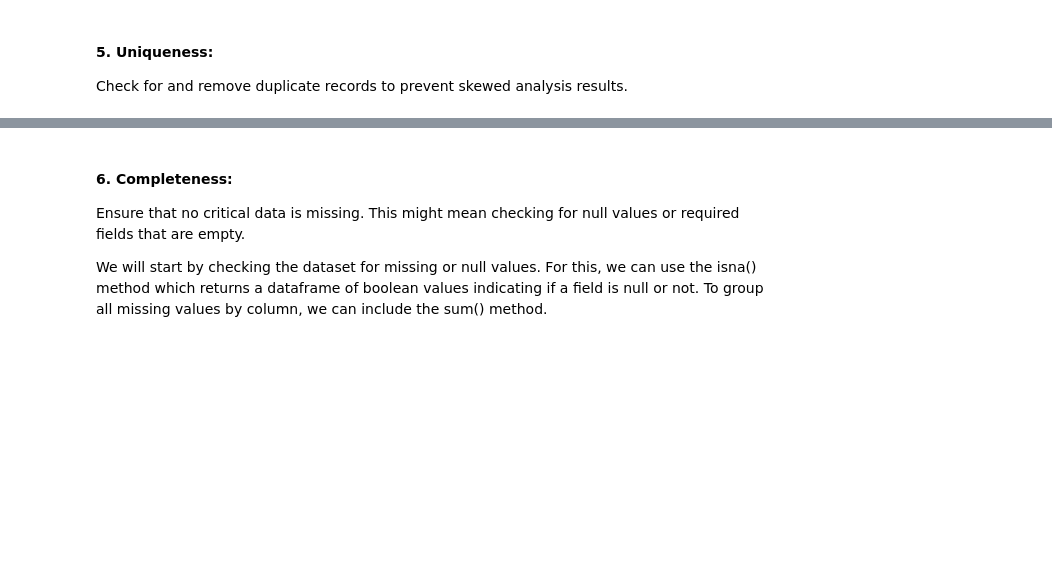
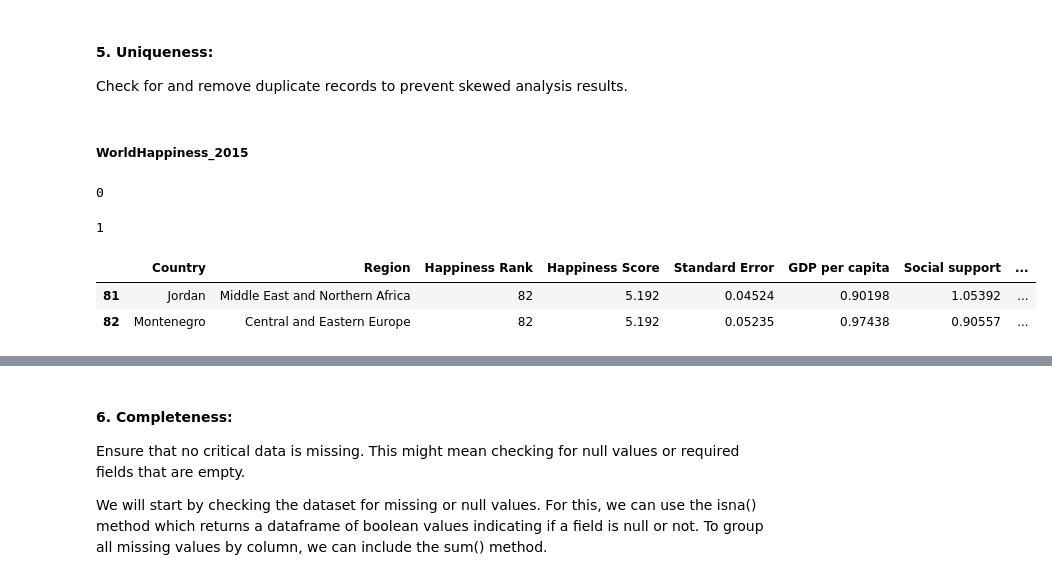
Before and after one commit to Tuwaiq-DS-ML-bootcamp-V-9/Usecase-2, a Jupyter notebook: EDA explain template.ipynb, the cells around one changed output, grey strips where cells are left out. Saved outputs shown, nothing was run; the diff lists cells and outputs as text; code cells hidden in the pictures; blank space fills up the shorter version.

```diff
--- a/EDA explain template.ipynb
+++ b/EDA explain template.ipynb
@@ -515,3 +517,22 @@ Assess whether the data is appropriate and applicable for the intended analysis.
 # %% [markdown]
 #### 5. Uniqueness:
 Check for and remove duplicate records to prevent skewed analysis results.
+# %% [markdown]
+##### WorldHappiness_2015
+# %%
+# Check if there is any duplicated rows
+WorldHappiness_2015.duplicated().sum()
+# %% [output]
+0
+# %%
+# Check if there is any duplicated Rank
+WorldHappiness_2015['Happiness Rank'].duplicated().sum()
+# %% [output]
+1
+# %%
+# I see there is tow Country with same Rank and Score
+WorldHappiness_2015[WorldHappiness_2015['Happiness Rank'].duplicated(keep=False)]
+# %% [output]
+|  | Country | Region | Happiness Rank | Happiness Score | Standard Error | GDP per capita | Social support | ... |
+| 81 | Jordan | Middle East and Northern Africa | 82 | 5.192 | 0.04524 | 0.90198 | 1.05392 | ... |
+| 82 | Montenegro | Central and Eastern Europe | 82 | 5.192 | 0.05235 | 0.97438 | 0.90557 | ... |
```
Also changed, not shown: parts of 33 cells of this notebook.
